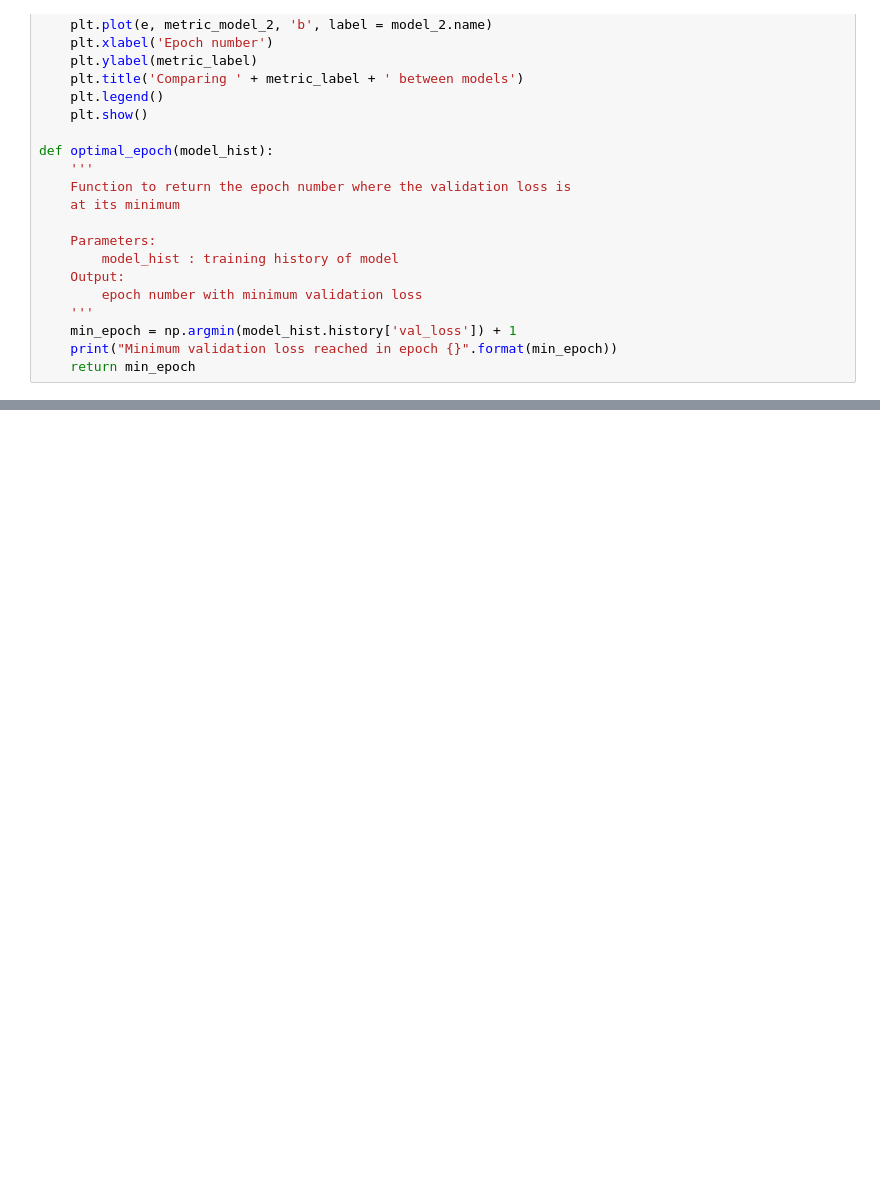
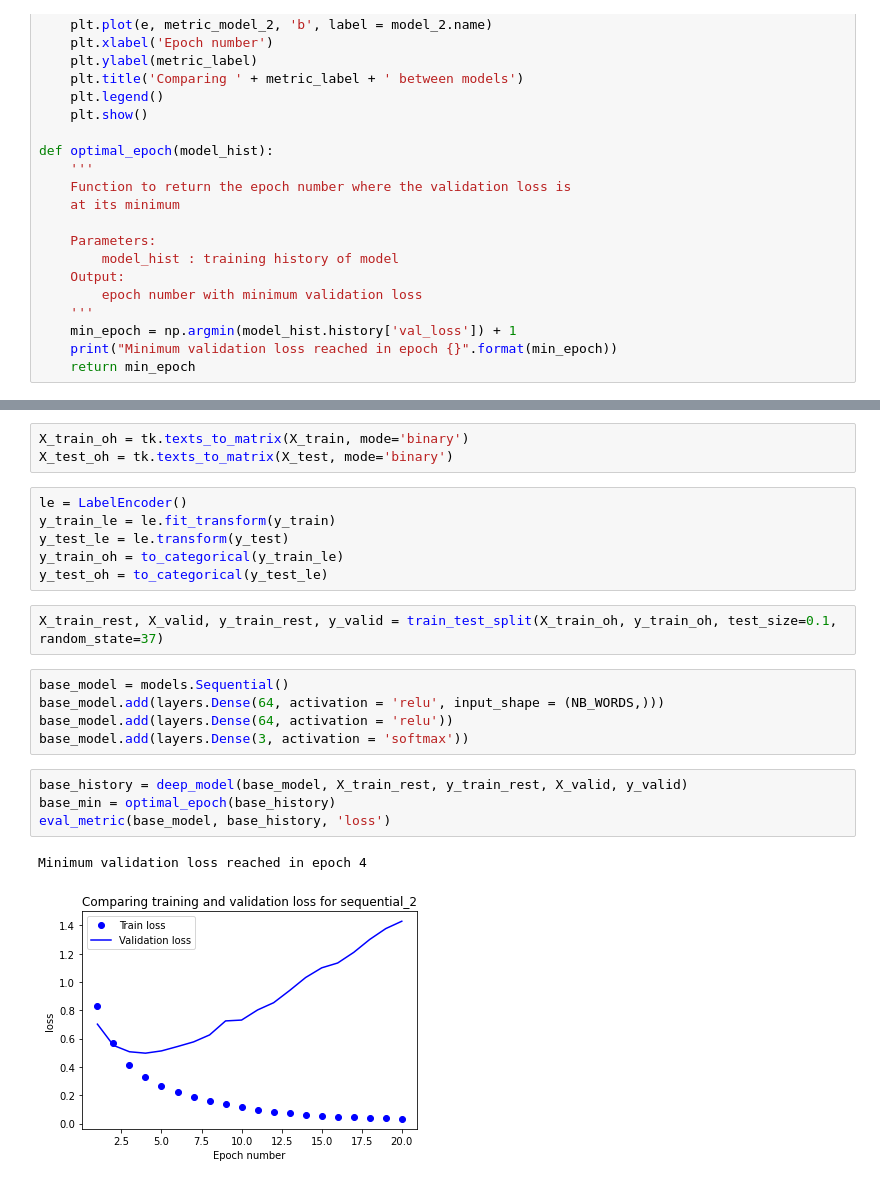
Before and after one commit to maysoon1221/AI_Surestart_MIT, a Jupyter notebook: Day 18/Sentiment.ipynb, the cells around one changed output, grey strips where cells are left out. Cells and saved outputs as stored; diff of their text form; blank space fills up the shorter version.

```diff
--- a/Day 18/Sentiment.ipynb
+++ b/Day 18/Sentiment.ipynb
@@ -177,0 +181,23 @@ LookupError:
+# %%
+X_train_oh = tk.texts_to_matrix(X_train, mode='binary')
+X_test_oh = tk.texts_to_matrix(X_test, mode='binary')
+# %%
+le = LabelEncoder()
+y_train_le = le.fit_transform(y_train)
+y_test_le = le.transform(y_test)
+y_train_oh = to_categorical(y_train_le)
+y_test_oh = to_categorical(y_test_le)
+# %%
+X_train_rest, X_valid, y_train_rest, y_valid = train_test_split(X_train_oh, y_train_oh, test_size=0.1, random_state=37)
+# %%
+base_model = models.Sequential()
+base_model.add(layers.Dense(64, activation = 'relu', input_shape = (NB_WORDS,)))
+base_model.add(layers.Dense(64, activation = 'relu'))
+base_model.add(layers.Dense(3, activation = 'softmax'))
+# %%
+base_history = deep_model(base_model, X_train_rest, y_train_rest, X_valid, y_valid)
+base_min = optimal_epoch(base_history)
+eval_metric(base_model, base_history, 'loss')
+# %% [output]
+Minimum validation loss reached in epoch 4
+[figure, added]
```
Also changed, not shown: parts of 13 cells of this notebook.
